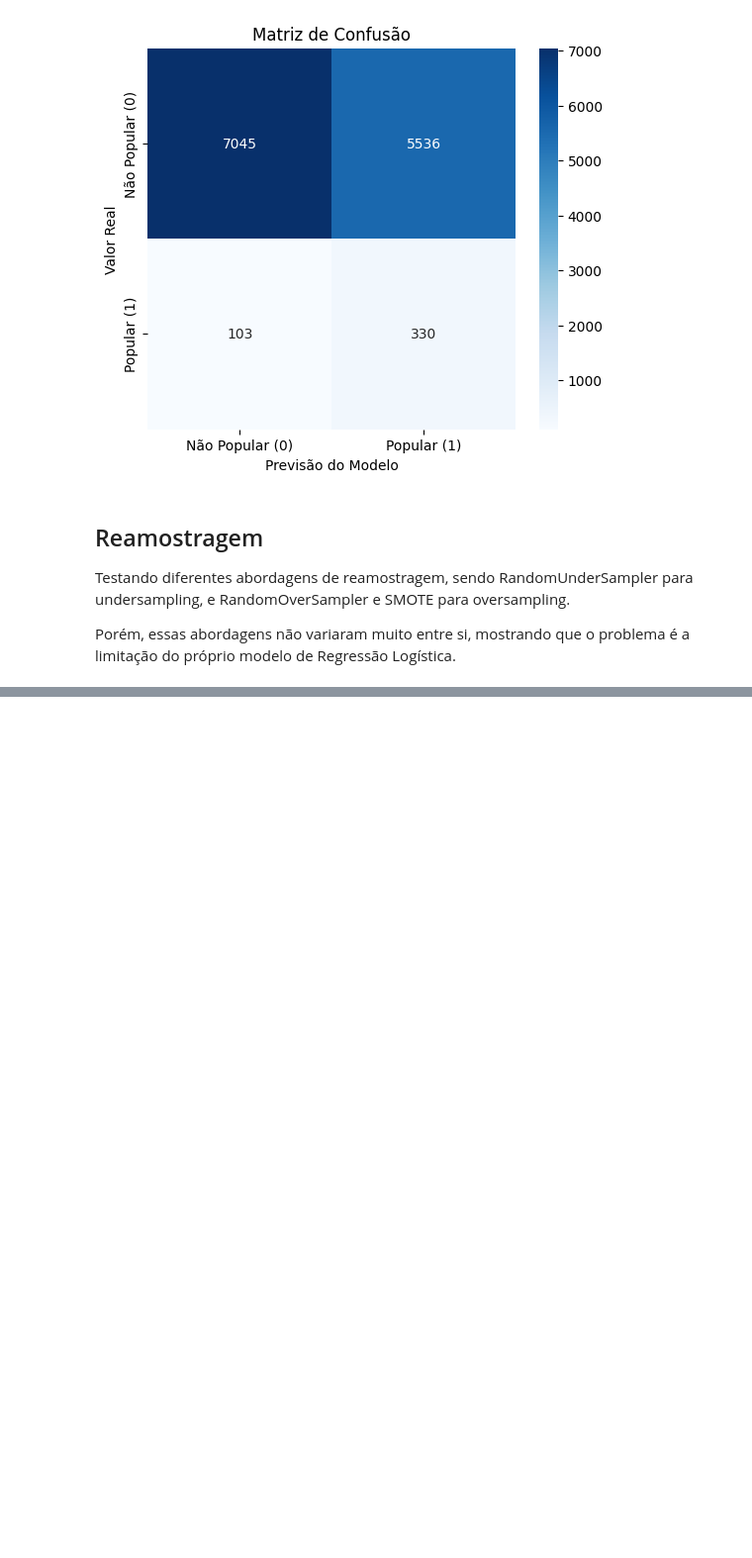
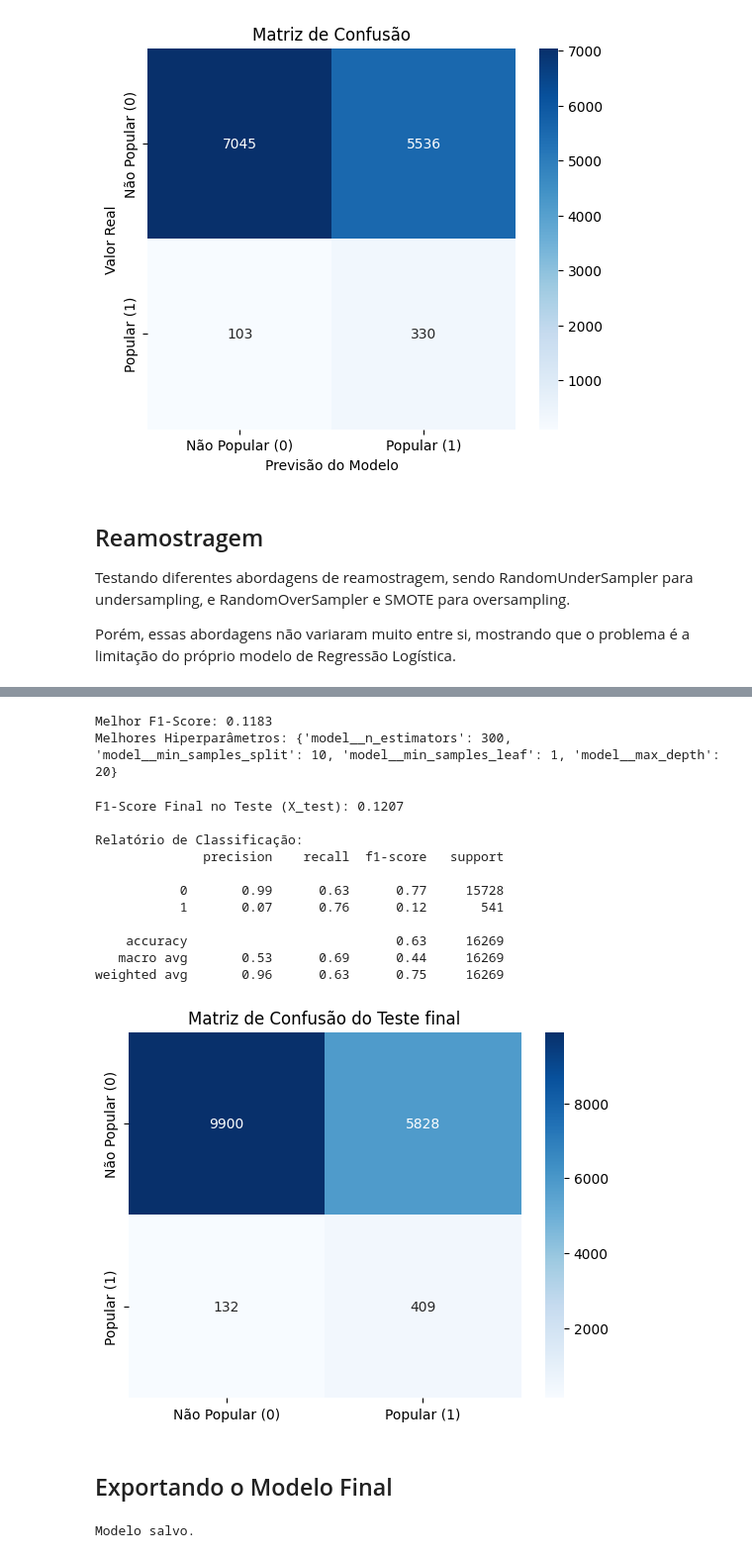
Before and after one commit to matheusphilip/machine-learning-spotify, a Jupyter notebook: spotify.ipynb, the cells around one changed output, grey strips where cells are left out. Shown at 99% size. Saved outputs shown, nothing was run; the diff lists cells and outputs as text; code cells hidden in the pictures; blank space fills up the shorter version.

Commit message:
Finalização do Projeto - Avaliação final do modelo - Análise dos resultados

```diff
--- a/spotify.ipynb
+++ b/spotify.ipynb
@@ -325,0 +398,68 @@ Sampler: SMOTE | F1 médio: 0.10512
+# %%
+pipeline = Pipeline([
+    ('scaler', MinMaxScaler()),
+    ('sampler', RandomUnderSampler(random_state=42)),
+    ('model', RandomForestClassifier(random_state=42, n_jobs=-1))
+])
+
+param_dist = {
+    'model__n_estimators': [100, 200, 300],
+    'model__max_depth': [5, 10, 15, 20, None],
+    'model__min_samples_split': [2, 5, 10, 20],
+    'model__min_samples_leaf': [1, 2, 4, 8]
+}
+
+skf = StratifiedKFold(n_splits=5, random_state=42, shuffle=True)
+
+random_search = RandomizedSearchCV(
+    estimator=pipeline,
+    param_distributions=param_dist,
+    n_iter=20,
+    scoring='f1',
+    cv=skf,
+    random_state=42,
+    n_jobs=-1
+)
+
+random_search.fit(X_train, y_train)
+
+print(f'Melhor F1-Score: {random_search.best_score_:.4f}')
+print(f'Melhores Hiperparâmetros: {random_search.best_params_}')
+# %% [output]
+Melhor F1-Score: 0.1183
+Melhores Hiperparâmetros: {'model__n_estimators': 300, 'model__min_samples_split': 10, 'model__min_samples_leaf': 1, 'model__max_depth': 20}
+# %%
+# Pega o modelo com os melhores hiperparâmetros
+best_model = random_search.best_estimator_
+y_pred = best_model.predict(X_test)
+
+print(f'F1-Score Final no Teste (X_test): {f1_score(y_test, y_pred):.4f}\n')
+print('Relatório de Classificação:')
+print(classification_report(y_test, y_pred))
+
+# Matriz de Confusão
+sns.heatmap(confusion_matrix(y_test, y_pred), annot=True, fmt='d', cmap='Blues', xticklabels=['Não Popular (0)', 'Popular (1)'], yticklabels=['Não Popular (0)', 'Popular (1)'])
+
+plt.title('Matriz de Confusão do Teste final')
+plt.show()
+# %% [output]
+F1-Score Final no Teste (X_test): 0.1207
+
+Relatório de Classificação:
+              precision    recall  f1-score   support
+
+           0       0.99      0.63      0.77     15728
+           1       0.07      0.76      0.12       541
+
+    accuracy                           0.63     16269
+   macro avg       0.53      0.69      0.44     16269
+weighted avg       0.96      0.63      0.75     16269
+[figure, added]
+# %% [markdown]
+## Exportando o Modelo Final
+# %%
+joblib.dump(best_model, 'modelo_spotify_previsao_popular_rf.joblib')
+
+print('Modelo salvo.')
+# %% [output]
+Modelo salvo.
```
Also changed, not shown: parts of 9 cells of this notebook.
